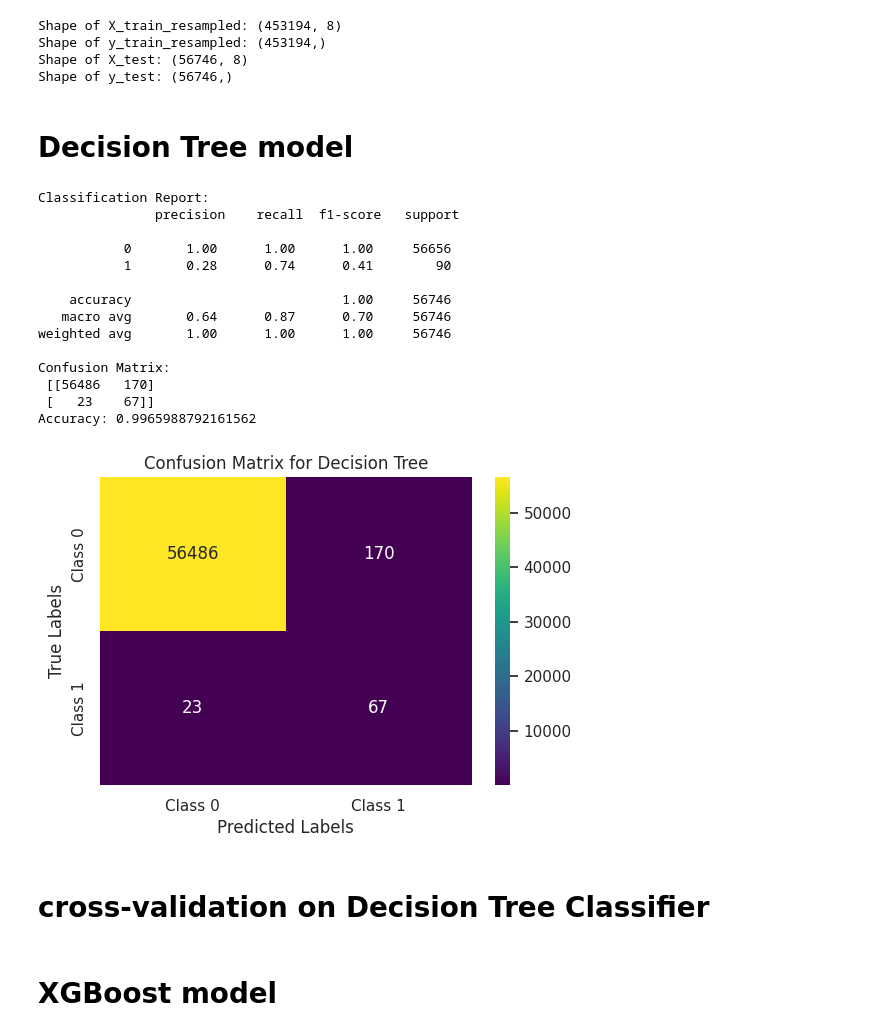
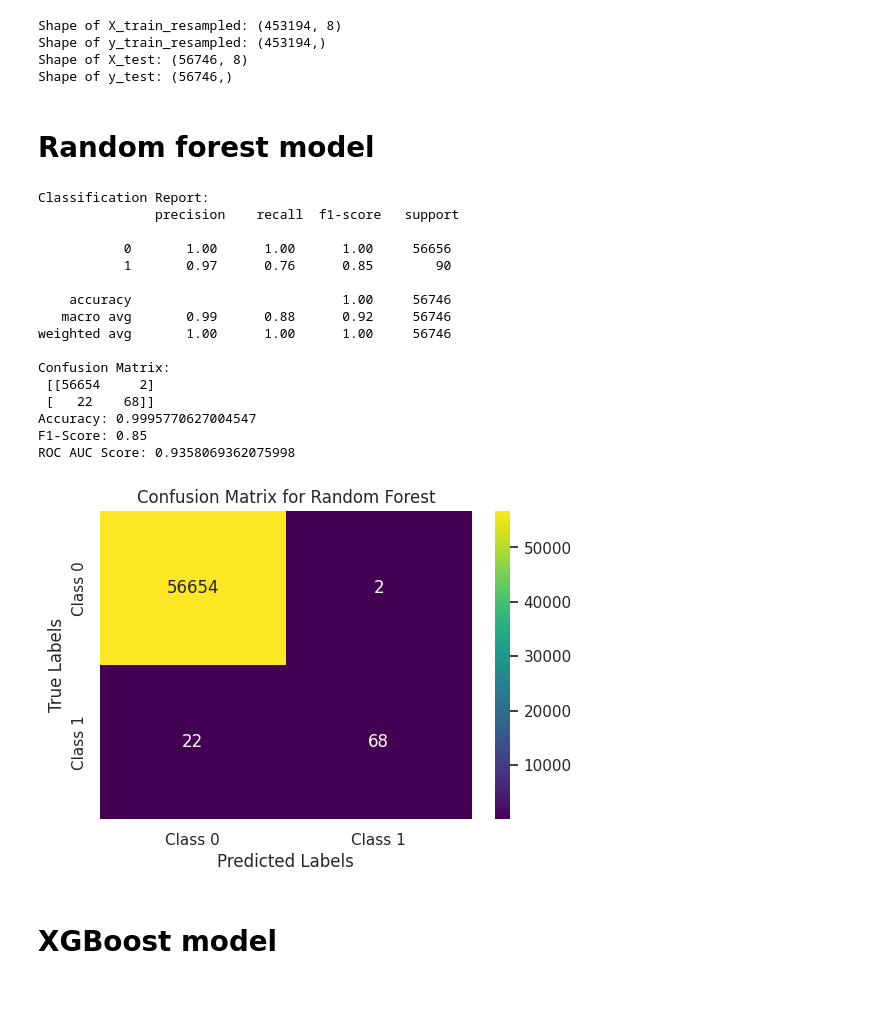
Before and after one commit to Vedant5996/Project, a Jupyter notebook: Real time fraud detection with AI.ipynb, the cells around one changed output. Drawn from its saved outputs; the diff is of its cells as text; code cells hidden in the pictures; blank space fills up the shorter version.

```diff
--- a/Real time fraud detection with AI.ipynb
+++ b/Real time fraud detection with AI.ipynb
@@ -322,7 +330,7 @@ Shape of y_train_resampled: (453194,)
 Shape of X_test: (56746, 8)
 Shape of y_test: (56746,)
 # %% [markdown]
-# **Decision Tree model**
+# **Random forest model**
 # %%
 # Function to plot confusion matrix
 def plot_confusion_matrix(y_true, y_pred, model_name):
@@ -331,48 +339,63 @@ def plot_confusion_matrix(y_true, y_pred, model_name):
     sns.heatmap(cm, annot=True, fmt="d", cmap="viridis", xticklabels=["Class 0", "Class 1"], yticklabels=["Class 0", "Class 1"])
     plt.title(f"Confusion Matrix for {model_name}")
     plt.xlabel("Predicted Labels")
     plt.ylabel("True Labels")
     plt.show()
 
-# Initialize the Decision Tree classifier
-dt_model = DecisionTreeClassifier(random_state=42)
+# Initialize the Random Forest classifier with class weight adjustment
+rf_model = RandomForestClassifier(random_state=42, class_weight='balanced', n_jobs=-1)
 
 # Train the model on the resampled training data
-dt_model.fit(X_train_resampled, y_train_resampled)
+rf_model.fit(X_train_resampled, y_train_resampled)
 
-# Predict on the test set
-y_pred = dt_model.predict(X_test)
+# Predict on the test se
+y_pred_prob = rf_model.predict_proba(X_test)[:, 1]  # Probabilities for class 1
+
+# Get the optimal threshold (e.g., based on maximum F1-score)
+precision, recall, thresholds = precision_recall_curve(y_test, y_pred_prob)
+f1_scores = 2 * (precision * recall) / (precision + recall)
+optimal_threshold = thresholds[np.argmax(f1_scores)]
+
+# Make predictions with the optimal threshold
+y_pred = (y_pred_prob > optimal_threshold).astype(int)
 
 # Classification Report
 print("Classification Report:\n", classification_report(y_test, y_pred))
 
 # Confusion Matrix
 print("Confusion Matrix:\n", confusion_matrix(y_test, y_pred))
 
 # Print Accuracy
 accuracy = accuracy_score(y_test, y_pred)
 print("Accuracy:", accuracy)
 
-# Plot Confusion Matrix for Decision Tree
-plot_confusion_matrix(y_test, y_pred, "Decision Tree")
+# Calculate F1-Score and AUC-ROC score
+f1 = f1_score(y_test, y_pred)
+roc_auc = roc_auc_score(y_test, y_pred_prob)
+
+print("F1-Score:", f1)
+print("ROC AUC Score:", roc_auc)
+
+# Plot Confusion Matrix for Random Forest
+plot_confusion_matrix(y_test, y_pred, "Random Forest")
 # %% [output]
 Classification Report:
                precision    recall  f1-score   support
 
            0       1.00      1.00      1.00     56656
-           1       0.28      0.74      0.41        90
+           1       0.97      0.76      0.85        90
 
     accuracy                           1.00     56746
-   macro avg       0.64      0.87      0.70     56746
+   macro avg       0.99      0.88      0.92     56746
 weighted avg       1.00      1.00      1.00     56746
 
 Confusion Matrix:
- [[56486   170]
- [   23    67]]
-Accuracy: 0.9965988792161562
+ [[56654     2]
+ [   22    68]]
+Accuracy: 0.9995770627004547
+F1-Score: 0.85
+ROC AUC Score: 0.9358069362075998
-[figure, old version]
+[figure, new version]
-# %% [markdown]
-# **cross-validation on Decision Tree Classifier**
 # %% [markdown]
 # **XGBoost model**
 # %%
```
Also changed, not shown: parts of 10 cells of this notebook.
